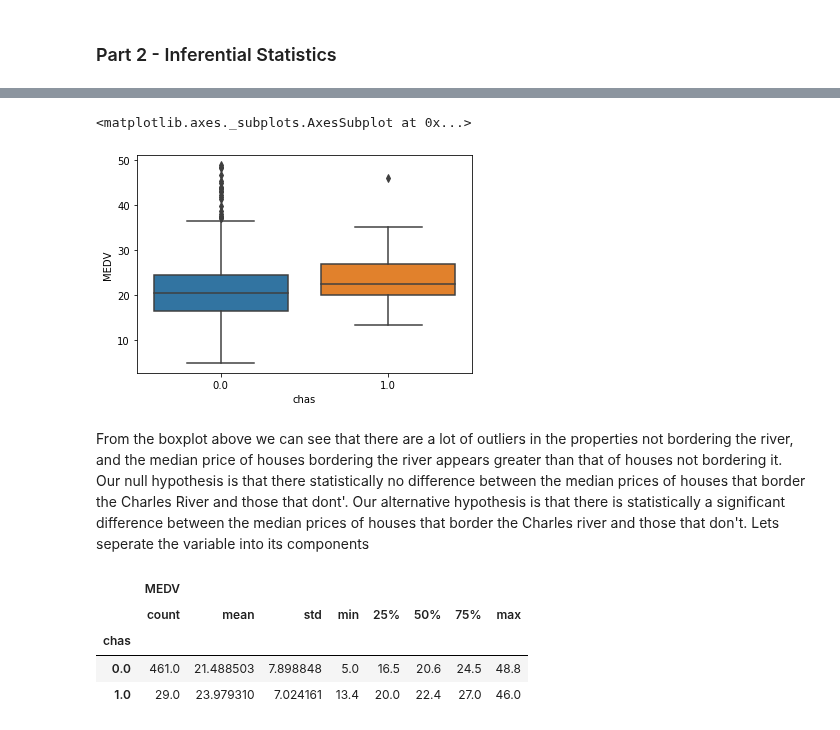
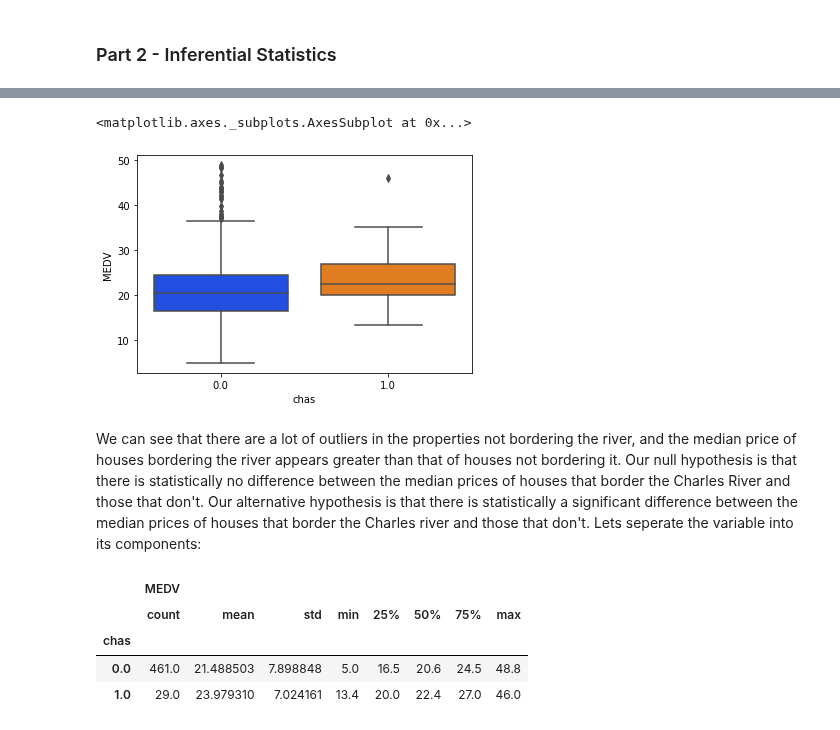
Before and after one commit to paulacduffy/machine-learning-assessment, a Jupyter notebook: The Boston Housing Dataset - An Analysis.ipynb, the cells around one changed output, grey strips where cells are left out. Saved outputs shown, nothing was run; the diff lists cells and outputs as text; code cells hidden in the pictures.

```diff
--- a/The Boston Housing Dataset - An Analysis.ipynb
+++ b/The Boston Housing Dataset - An Analysis.ipynb
@@ -193,9 +194,9 @@ From observing the scatterplot above we can see that there are much fewer proper
 # %%
-sns.boxplot(x = "chas", y = "MEDV", data = df)
+sns.boxplot(x = "chas", y = "MEDV", data = df, palette = 'bright')
 # %% [output]
 <matplotlib.axes._subplots.AxesSubplot at 0x...>
-[figure, old version]
+[figure, new version]
 # %% [markdown]
-From the boxplot above we can see that there are a lot of outliers in the properties not bordering the river, and the median price of houses bordering the river appears greater than that of houses not bordering it.
-Our null hypothesis is that there statistically no difference between the median prices of houses that border the Charles River and those that dont'. Our alternative hypothesis is that there is statistically a significant difference between the median prices of houses that border the Charles river and those that don't. Lets seperate the variable into its components
+We can see that there are a lot of outliers in the properties not bordering the river, and the median price of houses bordering the river appears greater than that of houses not bordering it.
+Our null hypothesis is that there is statistically no difference between the median prices of houses that border the Charles River and those that don't. Our alternative hypothesis is that there is statistically a significant difference between the median prices of houses that border the Charles river and those that don't. Lets seperate the variable into its components:
 # %%
```
Also changed, not shown: parts of 8 cells of this notebook, 1 other file.
